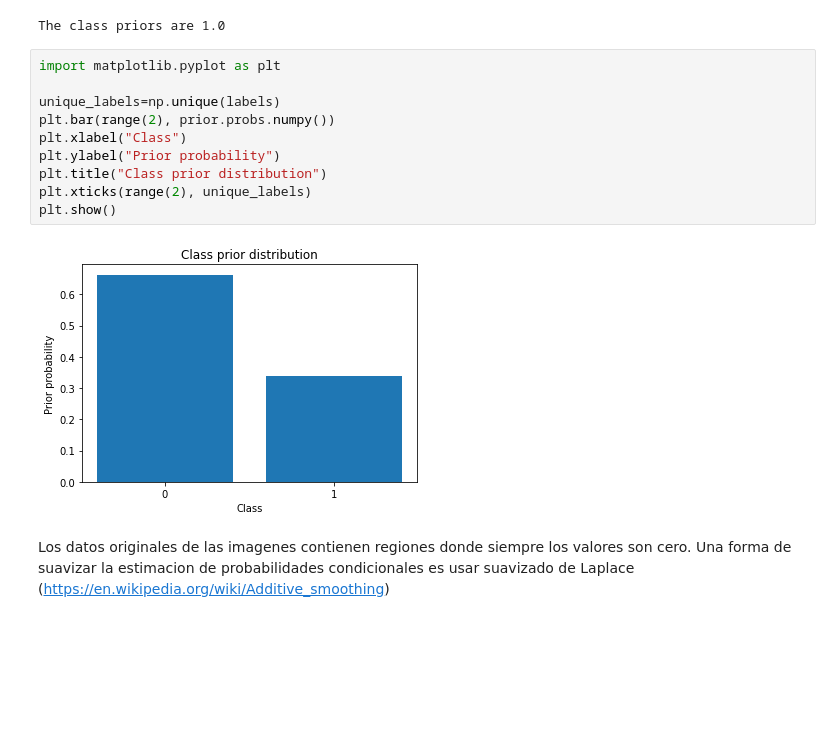
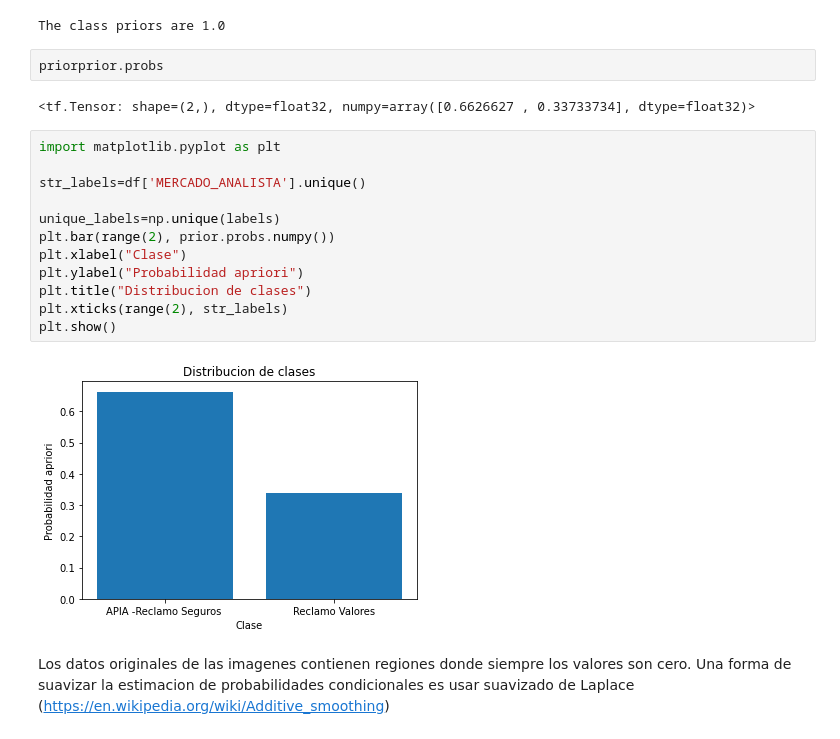
Before and after one commit to sherna90/desafio_suptech, a Jupyter notebook: 1.-naive_bayes_bernoulli.ipynb, the cells around one changed output. Cells and saved outputs as stored; diff of their text form; blank space fills up the shorter version.

```diff
--- a/1.-naive_bayes_bernoulli.ipynb
+++ b/1.-naive_bayes_bernoulli.ipynb
@@ -177,18 +177,24 @@ def get_prior(y):
 prior=get_prior(labels)
 # %% [output]
 The class priors are 1.0
+# %%
+priorprior.probs
+# %% [output]
+<tf.Tensor: shape=(2,), dtype=float32, numpy=array([0.6626627 , 0.33733734], dtype=float32)>
 # %%
 import matplotlib.pyplot as plt
 
+str_labels=df['MERCADO_ANALISTA'].unique()
+
 unique_labels=np.unique(labels)
 plt.bar(range(2), prior.probs.numpy())
-plt.xlabel("Class")
-plt.ylabel("Prior probability")
-plt.title("Class prior distribution")
-plt.xticks(range(2), unique_labels)
+plt.xlabel("Clase")
+plt.ylabel("Probabilidad apriori")
+plt.title("Distribucion de clases")
+plt.xticks(range(2), str_labels)
 plt.show()
 # %% [output]
-[figure, old version]
+[figure, new version]
 # %% [markdown]
 Los datos originales de las imagenes contienen regiones donde siempre los valores son cero. Una forma de suavizar la estimacion de probabilidades condicionales es usar suavizado de Laplace (https://en.wikipedia.org/wiki/Additive_smoothing)
 # %%
```
Also changed, not shown: parts of 9 cells of this notebook.
